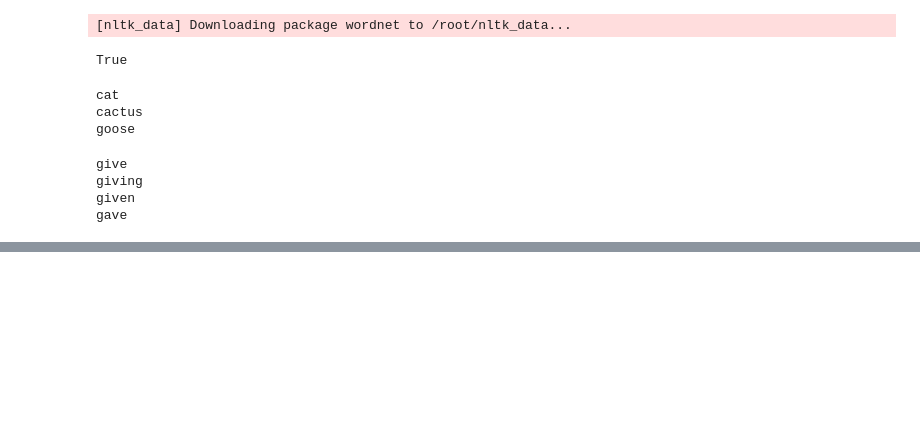
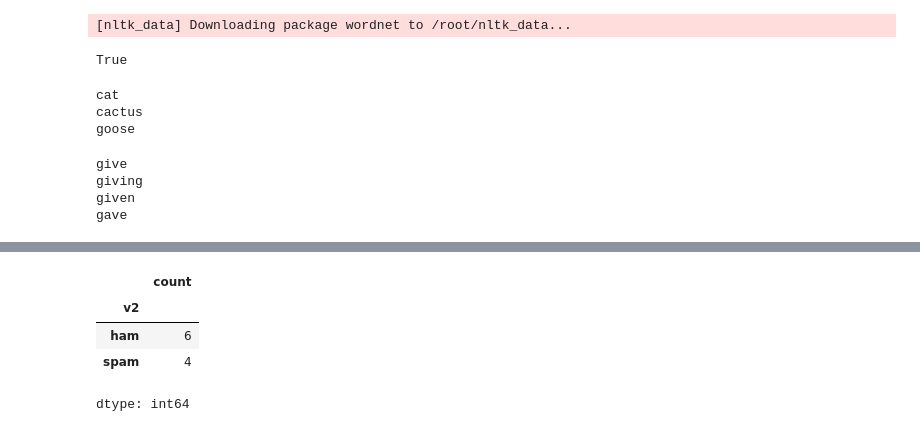
Before and after one commit to Aditya29051998/GenAI, a Jupyter notebook: Master_GENAI.ipynb, the cells around one changed output, grey strips where cells are left out. Saved outputs shown, nothing was run; the diff lists cells and outputs as text; code cells hidden in the pictures; blank space fills up the shorter version.

```diff
--- a/Master_GENAI.ipynb
+++ b/Master_GENAI.ipynb
@@ -168,0 +216,8 @@ gave
+# %%
+df.v2.value_counts() # Replace 'Catagory' with 'v2' to access the correct column.
+# %% [output]
+|  | count |
+| v2 |  |
+| ham | 6 |
+| spam | 4 |
+dtype: int64
```
Also changed, not shown: parts of 31 cells of this notebook.
